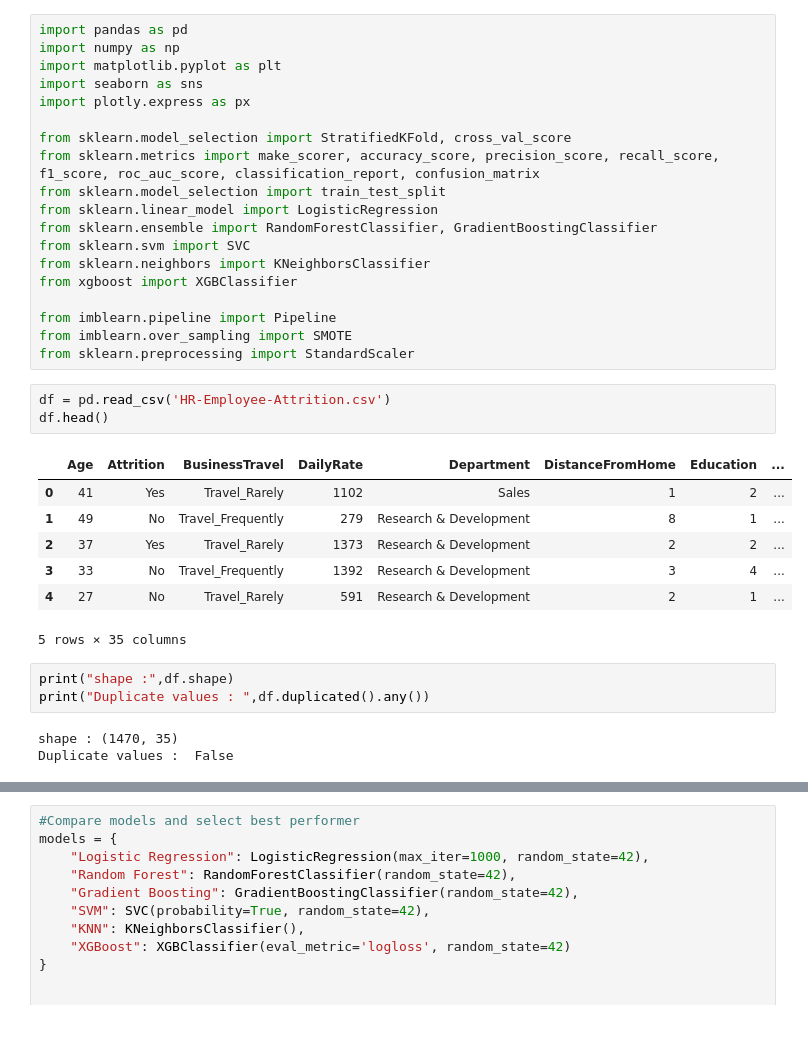
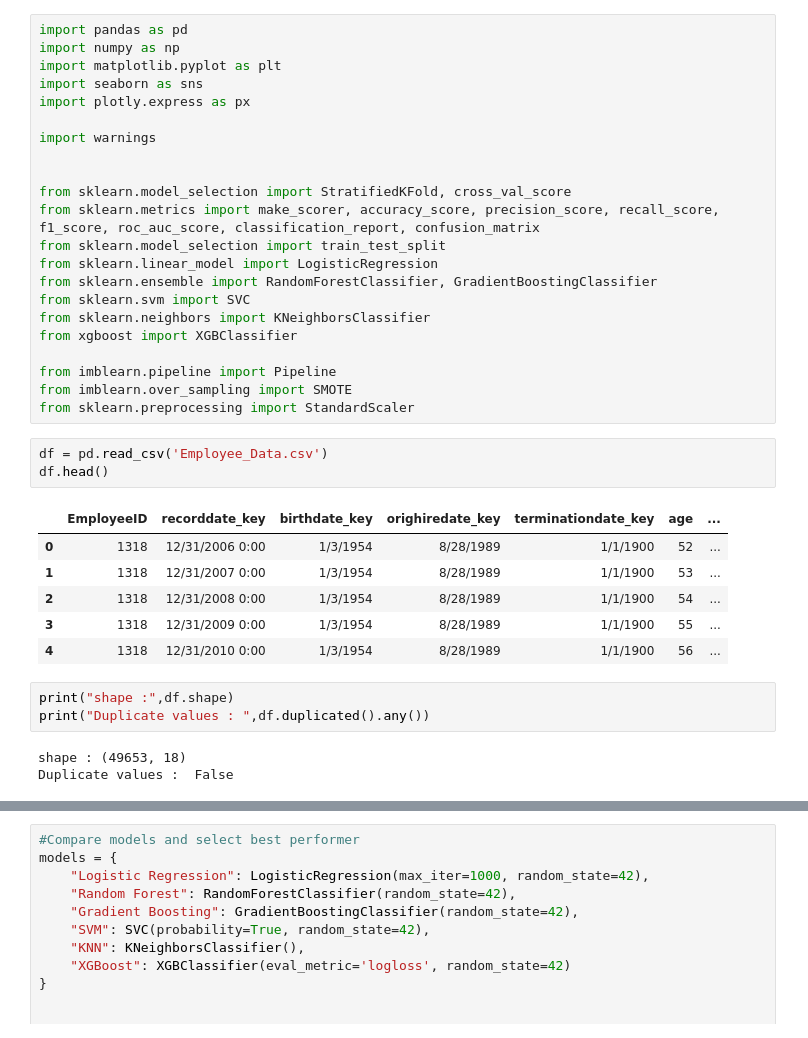
Before and after one commit to Himakar06/Employee_Attrition, a Jupyter notebook: notebooks/Employee_Attrition.ipynb, the cells around one changed output, grey strips where cells are left out. Saved outputs shown, nothing was run; the diff lists cells and outputs as text.

```diff
--- a/notebooks/Employee_Attrition.ipynb
+++ b/notebooks/Employee_Attrition.ipynb
@@ -6,6 +6,9 @@ import numpy as np
 import matplotlib.pyplot as plt
 import seaborn as sns
 import plotly.express as px
+
+import warnings
+
 
 from sklearn.model_selection import StratifiedKFold, cross_val_score
 from sklearn.metrics import make_scorer, accuracy_score, precision_score, recall_score, f1_score, roc_auc_score, classification_report, confusion_matrix
@@ -20,19 +23,18 @@ from imblearn.pipeline import Pipeline
 from imblearn.over_sampling import SMOTE
 from sklearn.preprocessing import StandardScaler
 # %%
-df = pd.read_csv('HR-Employee-Attrition.csv')
+df = pd.read_csv('Employee_Data.csv')
 df.head()
 # %% [output]
-|  | Age | Attrition | BusinessTravel | DailyRate | Department | DistanceFromHome | Education | ... |
-| 0 | 41 | Yes | Travel_Rarely | 1102 | Sales | 1 | 2 | ... |
-| 1 | 49 | No | Travel_Frequently | 279 | Research & Development | 8 | 1 | ... |
-| 2 | 37 | Yes | Travel_Rarely | 1373 | Research & Development | 2 | 2 | ... |
-| 3 | 33 | No | Travel_Frequently | 1392 | Research & Development | 3 | 4 | ... |
-| 4 | 27 | No | Travel_Rarely | 591 | Research & Development | 2 | 1 | ... |
+|  | EmployeeID | recorddate_key | birthdate_key | orighiredate_key | terminationdate_key | age | ... |
+| 0 | 1318 | 12/31/2006 0:00 | 1/3/1954 | 8/28/1989 | 1/1/1900 | 52 | ... |
+| 1 | 1318 | 12/31/2007 0:00 | 1/3/1954 | 8/28/1989 | 1/1/1900 | 53 | ... |
+| 2 | 1318 | 12/31/2008 0:00 | 1/3/1954 | 8/28/1989 | 1/1/1900 | 54 | ... |
+| 3 | 1318 | 12/31/2009 0:00 | 1/3/1954 | 8/28/1989 | 1/1/1900 | 55 | ... |
+| 4 | 1318 | 12/31/2010 0:00 | 1/3/1954 | 8/28/1989 | 1/1/1900 | 56 | ... |
-5 rows × 35 columns
 # %%
 print("shape :",df.shape)
 print("Duplicate values : ",df.duplicated().any())
 # %% [output]
-shape : (1470, 35)
+shape : (49653, 18)
 Duplicate values :  False
```
Also changed, not shown: parts of 47 cells of this notebook.
